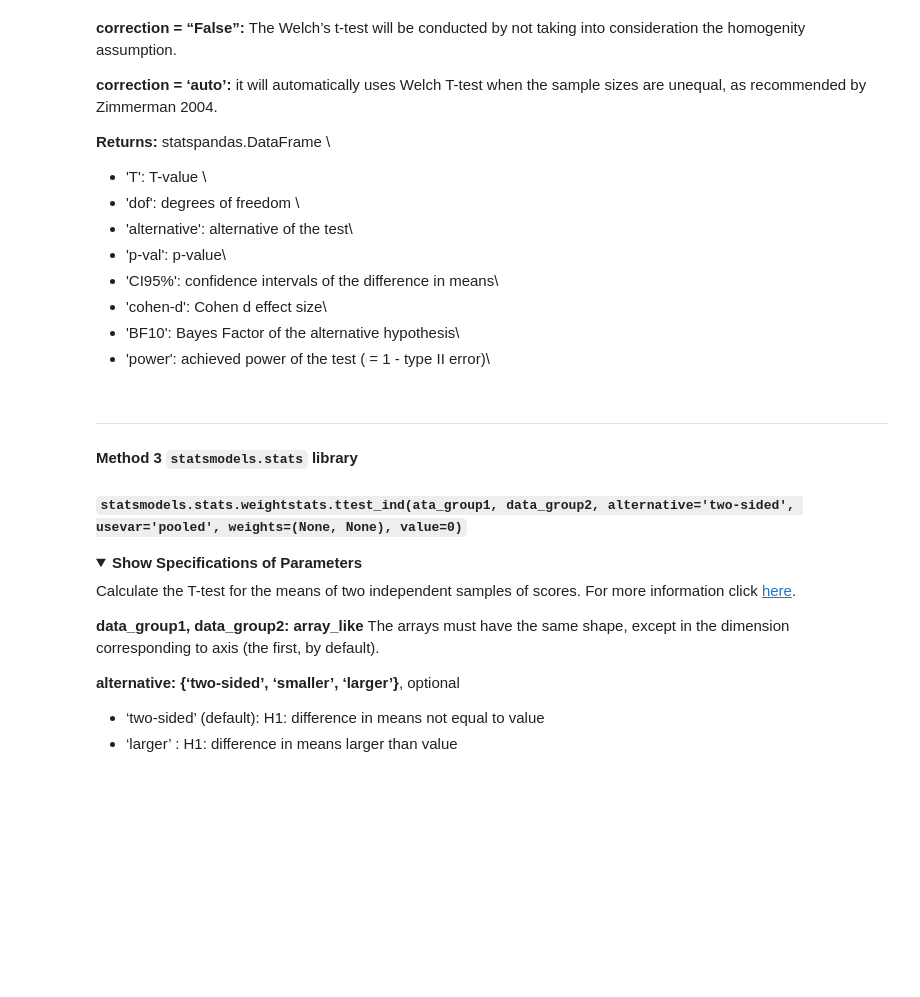
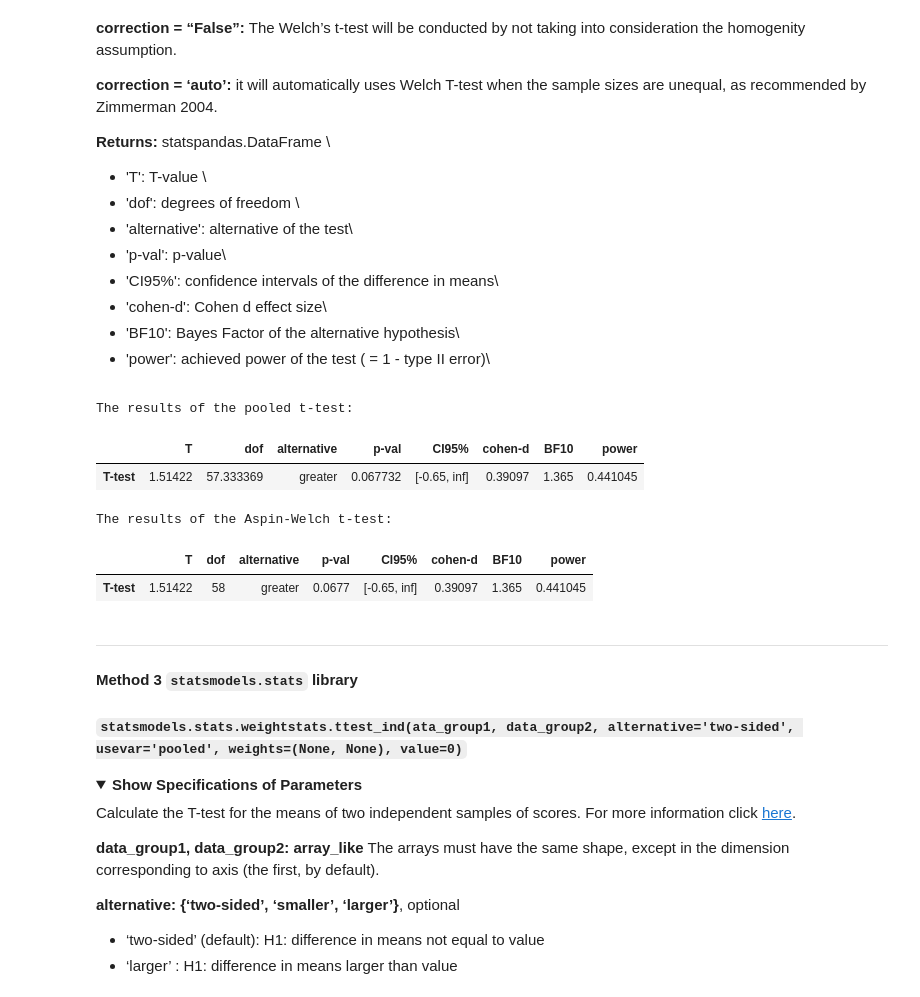
Before and after one commit to timothysanders/stat-065, a Jupyter notebook: notebooks/Sanders-WS-LAB-5.5-Two-Independent-Samples-Mean-Based-t-Hypothesis-Test.ipynb, the cells around one changed output. Cells and saved outputs as stored; diff of their text form; code cells hidden in the pictures; folded sections open; blank space fills up the shorter version.

```diff
--- a/notebooks/Sanders-WS-LAB-5.5-Two-Independent-Samples-Mean-Based-t-Hypothesis-Test.ipynb
+++ b/notebooks/Sanders-WS-LAB-5.5-Two-Independent-Samples-Mean-Based-t-Hypothesis-Test.ipynb
@@ -943,2 +1115,18 @@ Is the weighted alpha of the top 30 stocks of banks in the northeast greater tha
 # %% [markdown]
 ### **3. Check for normality of each sample and homogeneity of variances at the 5% significance level.**
+# %%
+sample_northeast = [
+    50.0, 82.4, 80.6, 40.9, 81.8, 62.9, 73.4, 42.0, 58.3, 76.8,
+    79.0, 73.7, 52.7, 88.7, 89.2, 82.3, 83.8, 44.2, 60.9, 43.1,
+    92.7, 75.3, 54.6, 57.1, 86.9, 92.4, 58.7, 64.9, 41.9, 68.7
+]
+sample_west = [
+    84.2, 53.3, 48.7, 42.2, 65.3, 77.5, 67.6, 69.1, 84.5, 75.9,
+    59.5, 48.3, 77.6, 53.2, 38.8, 46.8, 69.2, 71.9, 45.5, 65.0,
+    68.1, 82.3, 47.4, 75.2, 48.1, 49.8, 69.9, 42.3, 85.9, 39.8
+]
+
+# Check for normality of samples
+print(f"The result of normality tests for Northeast banks {stats.shapiro(sample_northeast)}")
+print(f"The result of normality tests for West banks {stats.shapiro(sample_west)}")
+print(f"Using the default alpha=0.05 with the null hypothesis that the data set from the normal distribution")
@@ -1020,6 +1235,23 @@ Calculate the T-test for the means of two independent samples of scores. For mor
 * 'BF10': Bayes Factor of the alternative hypothesis\
 * 'power': achieved power of the test ( = 1 - type II error)\
 </details>
+# %%
+import pingouin as pg
+
+# set correction=False to use Aspin-Welch t-test and True for regular pooled t-test
+pooled_results = pg.ttest(sample_northeast, sample_west, alternative="greater", correction=True)
+aspin_results = pg.ttest(sample_northeast, sample_west, alternative="greater", correction=False)
+print(f"The results of the pooled t-test:")
+display(pooled_results)
+print(f"The results of the Aspin-Welch t-test:")
+display(aspin_results)
+# %% [output]
+The results of the pooled t-test:
+|  | T | dof | alternative | p-val | CI95% | cohen-d | BF10 | power |
+| T-test | 1.51422 | 57.333369 | greater | 0.067732 | [-0.65, inf] | 0.39097 | 1.365 | 0.441045 |
+The results of the Aspin-Welch t-test:
+|  | T | dof | alternative | p-val | CI95% | cohen-d | BF10 | power |
+| T-test | 1.51422 | 58 | greater | 0.0677 | [-0.65, inf] | 0.39097 | 1.365 | 0.441045 |
 # %% [markdown]
 ---
 #### **Method 3 `statsmodels.stats` library**
```
Also changed, not shown: parts of 50 cells of this notebook.
